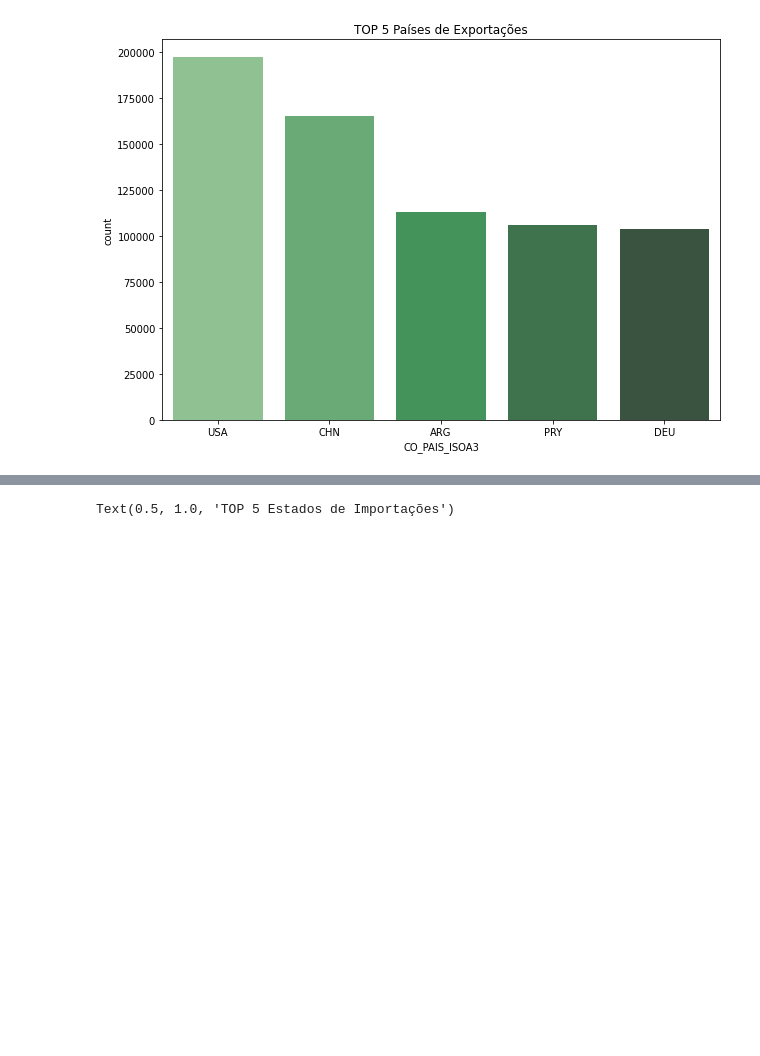
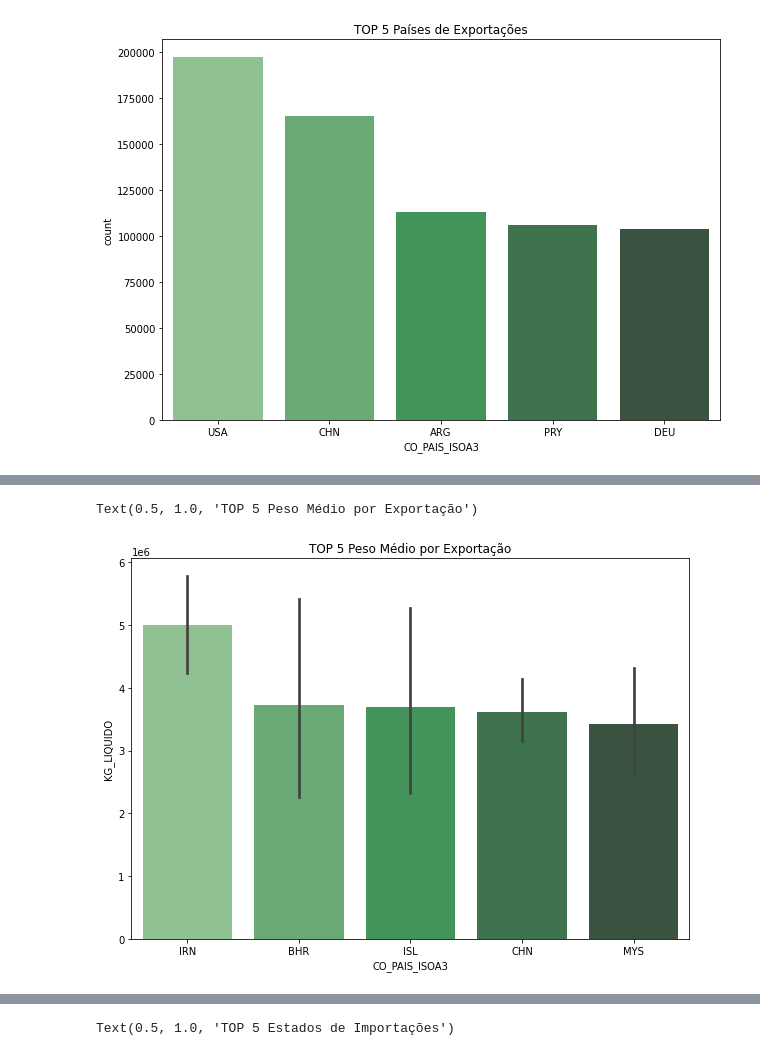
Before and after one commit to Gabrieleas10/case_FortBrasil, a Jupyter notebook: scripts/data_analysis.ipynb, the cells around one changed output, grey strips where cells are left out. Cells and saved outputs as stored; diff of their text form; code cells hidden in the pictures; blank space fills up the shorter version.

```diff
--- a/scripts/data_analysis.ipynb
+++ b/scripts/data_analysis.ipynb
@@ -111,5 +112,9 @@ MemoryError: Unable to allocate 9.89 GiB for an array with shape (16, 82997756)
 # %%
-# média de peso por exportações dos países - TOP5
+# média de peso por exportação dos países - TOP5
 rcParams['figure.figsize'] = 10, 7
 plot_order = df_exp.groupby('CO_PAIS_ISOA3')['KG_LIQUIDO'].mean().sort_values(ascending=False).index.values
-sns.catplot(data=df_exp, x='CO_PAIS_ISOA3',  y='KG_LIQUIDO',kind='bar', legend_out=False, order=plot_order[1:6])
+sns.barplot(data=df_exp, x='CO_PAIS_ISOA3',  y='KG_LIQUIDO', palette="Greens_d",
+            order=plot_order[1:6]).set_title('TOP 5 Peso Médio por Exportação')
+# %% [output]
+Text(0.5, 1.0, 'TOP 5 Peso Médio por Exportação')
+[figure, added]
```
Also changed, not shown: parts of 4 cells of this notebook.
